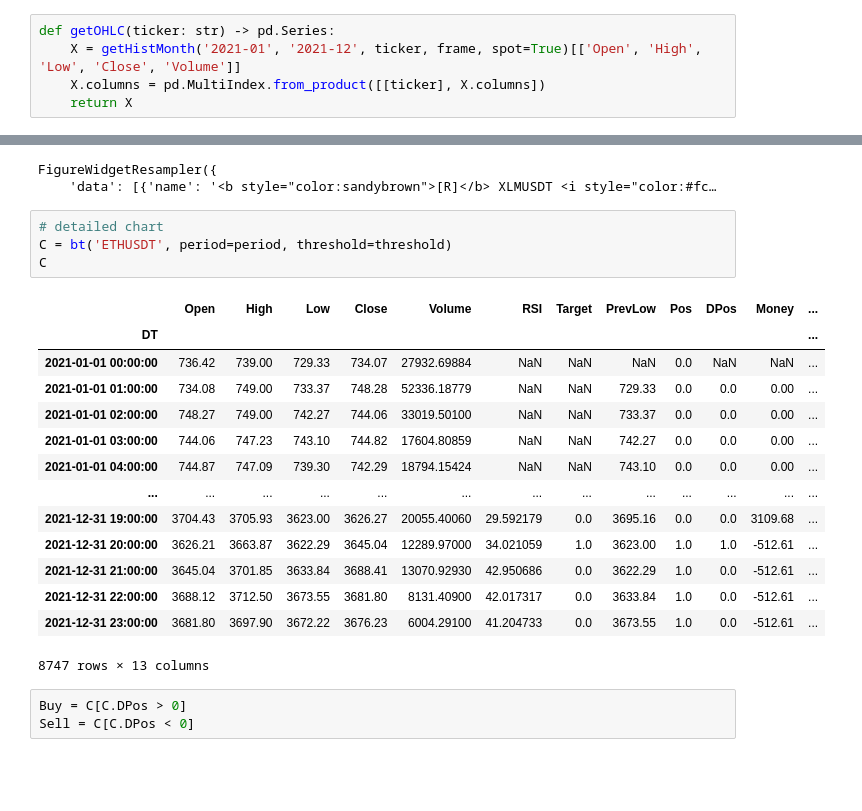
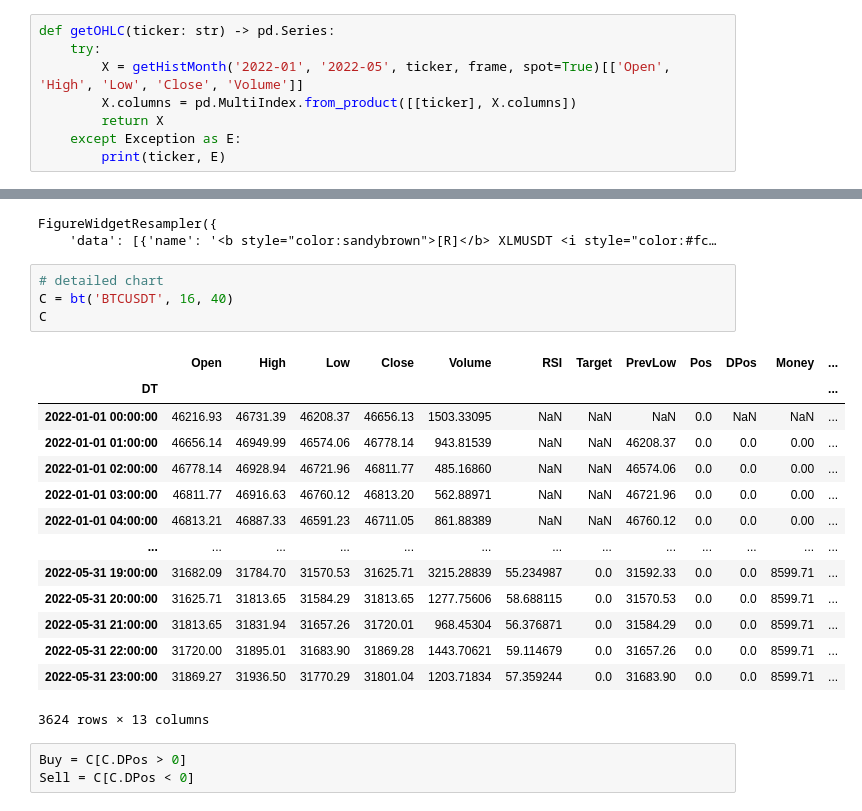
Before and after one commit to zxweed/simple, a Jupyter notebook: examples/binance.RSI.ipynb, the cells around one changed output, grey strips where cells are left out. Drawn from its saved outputs; the diff is of its cells as text; blank space fills up the shorter version.

```diff
--- a/examples/binance.RSI.ipynb
+++ b/examples/binance.RSI.ipynb
@@ -20,9 +23,12 @@ tickers = ['XLMUSDT', 'ETHUSDT', 'LTCUSDT', 'TRXUSDT', 'BNBUSDT', 'ADAUSDT',
            'BTCUSDT', 'ETCUSDT', 'XRPUSDT', 'XMRUSDT', 'ZECUSDT', 'EOSUSDT']
 # %%
 def getOHLC(ticker: str) -> pd.Series:
-    X = getHistMonth('2021-01', '2021-12', ticker, frame, spot=True)[['Open', 'High', 'Low', 'Close', 'Volume']]
-    X.columns = pd.MultiIndex.from_product([[ticker], X.columns])
-    return X
+    try:
+        X = getHistMonth('2022-01', '2022-05', ticker, frame, spot=True)[['Open', 'High', 'Low', 'Close', 'Volume']]
+        X.columns = pd.MultiIndex.from_product([[ticker], X.columns])
+        return X
+    except Exception as E:
+        print(ticker, E)
 # %%
 F = pd.concat(pmap(getOHLC, tickers), axis=1)
 F
@@ -98,23 +136,23 @@ FigureWidgetResampler({
     'data': [{'name': '<b style="color:sandybrown">[R]</b> XLMUSDT <i style="color:#fc…
 # %%
 # detailed chart
-C = bt('ETHUSDT', period=period, threshold=threshold)
+C = bt('BTCUSDT', 16, 40)
 C
 # %% [output]
 |  | Open | High | Low | Close | Volume | RSI | Target | PrevLow | Pos | DPos | Money | ... |
 | DT |  |  |  |  |  |  |  |  |  |  |  | ... |
-| 2021-01-01 00:00:00 | 736.42 | 739.00 | 729.33 | 734.07 | 27932.69884 | NaN | NaN | NaN | 0.0 | NaN | NaN | ... |
-| 2021-01-01 01:00:00 | 734.08 | 749.00 | 733.37 | 748.28 | 52336.18779 | NaN | NaN | 729.33 | 0.0 | 0.0 | 0.00 | ... |
-| 2021-01-01 02:00:00 | 748.27 | 749.00 | 742.27 | 744.06 | 33019.50100 | NaN | NaN | 733.37 | 0.0 | 0.0 | 0.00 | ... |
-| 2021-01-01 03:00:00 | 744.06 | 747.23 | 743.10 | 744.82 | 17604.80859 | NaN | NaN | 742.27 | 0.0 | 0.0 | 0.00 | ... |
-| 2021-01-01 04:00:00 | 744.87 | 747.09 | 739.30 | 742.29 | 18794.15424 | NaN | NaN | 743.10 | 0.0 | 0.0 | 0.00 | ... |
+| 2022-01-01 00:00:00 | 46216.93 | 46731.39 | 46208.37 | 46656.13 | 1503.33095 | NaN | NaN | NaN | 0.0 | NaN | NaN | ... |
+| 2022-01-01 01:00:00 | 46656.14 | 46949.99 | 46574.06 | 46778.14 | 943.81539 | NaN | NaN | 46208.37 | 0.0 | 0.0 | 0.00 | ... |
+| 2022-01-01 02:00:00 | 46778.14 | 46928.94 | 46721.96 | 46811.77 | 485.16860 | NaN | NaN | 46574.06 | 0.0 | 0.0 | 0.00 | ... |
+| 2022-01-01 03:00:00 | 46811.77 | 46916.63 | 46760.12 | 46813.20 | 562.88971 | NaN | NaN | 46721.96 | 0.0 | 0.0 | 0.00 | ... |
+| 2022-01-01 04:00:00 | 46813.21 | 46887.33 | 46591.23 | 46711.05 | 861.88389 | NaN | NaN | 46760.12 | 0.0 | 0.0 | 0.00 | ... |
 | ... | ... | ... | ... | ... | ... | ... | ... | ... | ... | ... | ... | ... |
-| 2021-12-31 19:00:00 | 3704.43 | 3705.93 | 3623.00 | 3626.27 | 20055.40060 | 29.592179 | 0.0 | 3695.16 | 0.0 | 0.0 | 3109.68 | ... |
-| 2021-12-31 20:00:00 | 3626.21 | 3663.87 | 3622.29 | 3645.04 | 12289.97000 | 34.021059 | 1.0 | 3623.00 | 1.0 | 1.0 | -512.61 | ... |
-| 2021-12-31 21:00:00 | 3645.04 | 3701.85 | 3633.84 | 3688.41 | 13070.92930 | 42.950686 | 0.0 | 3622.29 | 1.0 | 0.0 | -512.61 | ... |
-| 2021-12-31 22:00:00 | 3688.12 | 3712.50 | 3673.55 | 3681.80 | 8131.40900 | 42.017317 | 0.0 | 3633.84 | 1.0 | 0.0 | -512.61 | ... |
-| 2021-12-31 23:00:00 | 3681.80 | 3697.90 | 3672.22 | 3676.23 | 6004.29100 | 41.204733 | 0.0 | 3673.55 | 1.0 | 0.0 | -512.61 | ... |
+| 2022-05-31 19:00:00 | 31682.09 | 31784.70 | 31570.53 | 31625.71 | 3215.28839 | 55.234987 | 0.0 | 31592.33 | 0.0 | 0.0 | 8599.71 | ... |
+| 2022-05-31 20:00:00 | 31625.71 | 31813.65 | 31584.29 | 31813.65 | 1277.75606 | 58.688115 | 0.0 | 31570.53 | 0.0 | 0.0 | 8599.71 | ... |
+| 2022-05-31 21:00:00 | 31813.65 | 31831.94 | 31657.26 | 31720.01 | 968.45304 | 56.376871 | 0.0 | 31584.29 | 0.0 | 0.0 | 8599.71 | ... |
+| 2022-05-31 22:00:00 | 31720.00 | 31895.01 | 31683.90 | 31869.28 | 1443.70621 | 59.114679 | 0.0 | 31657.26 | 0.0 | 0.0 | 8599.71 | ... |
+| 2022-05-31 23:00:00 | 31869.27 | 31936.50 | 31770.29 | 31801.04 | 1203.71834 | 57.359244 | 0.0 | 31683.90 | 0.0 | 0.0 | 8599.71 | ... |
-8747 rows × 13 columns
+3624 rows × 13 columns
 # %%
 Buy = C[C.DPos > 0]
 Sell = C[C.DPos < 0]
```
Also changed, not shown: parts of 7 cells of this notebook, 3 other files.
